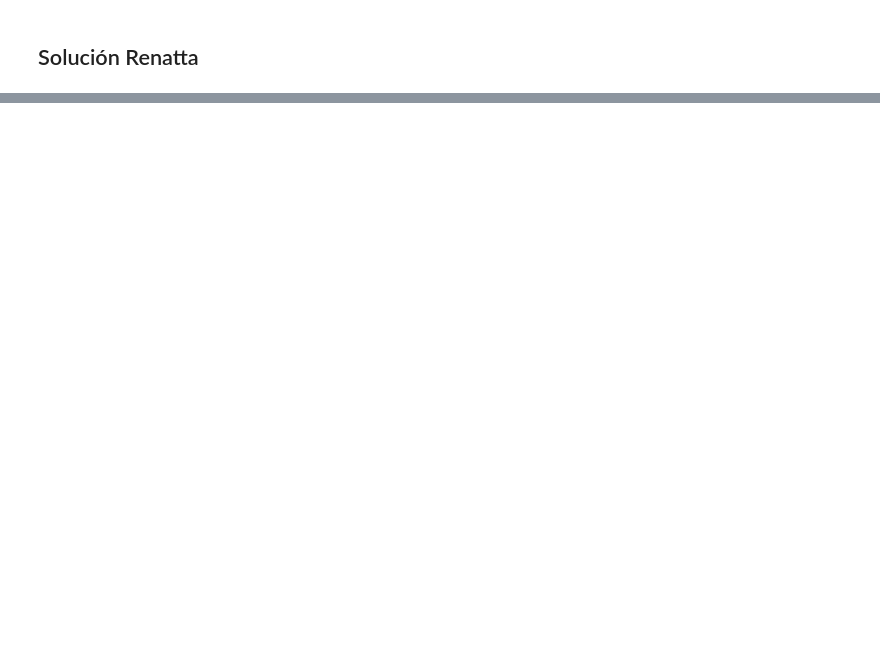
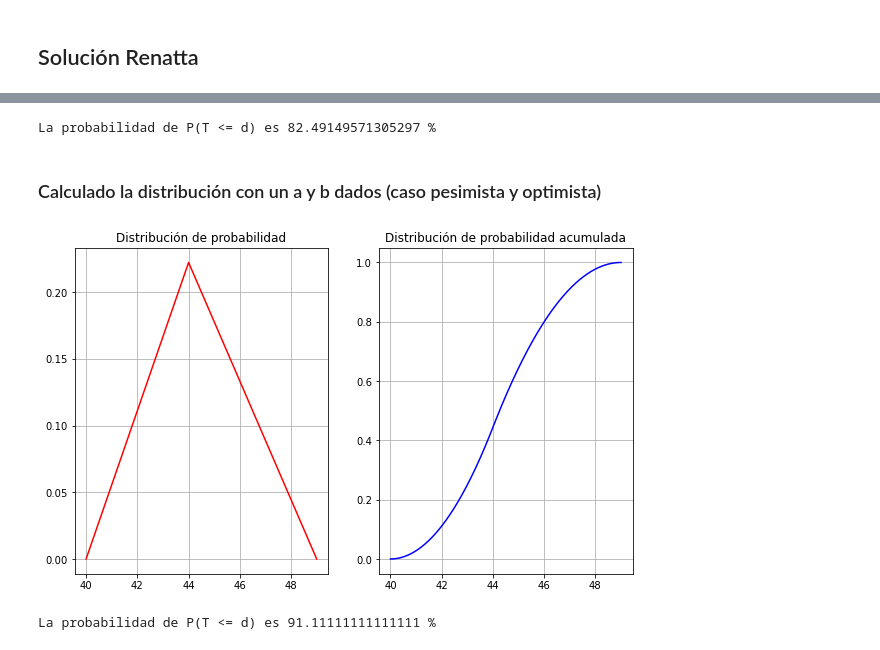
Before and after one commit to renattaGS/Tareas_simproc_aguirre_garcia, a Jupyter notebook: Tarea5_AguirreJ_GarciaR.ipynb, the cells around one changed output, grey strips where cells are left out. Cells and saved outputs as stored; diff of their text form; code cells hidden in the pictures; blank space fills up the shorter version.

```diff
--- a/Tarea5_AguirreJ_GarciaR.ipynb
+++ b/Tarea5_AguirreJ_GarciaR.ipynb
@@ -181,0 +184,29 @@ plt.show()
+# %%
+miu = 44
+sigma = 3
+d = 47
+a=40
+b=49
+
+
+def Triangular(x):
+    return[miu-(x[0]+x[1]+x[2])/3,
+          sigma**2-(x[0]**2+x[1]**2+x[2]**2-x[0]*x[1]-x[0]*x[2]-x[1]*x[2])/18,
+          miu-x[2]]
+
+a_b_c=fsolve(Triangular, [0,0,0]) #valores de a, b y c
+
+
+x = np.linspace(a_b_c[1],a_b_c[0], 100000)
+y_acum = st.triang.cdf(x,c=(a_b_c[2]-a_b_c[1])/(a_b_c[0]-a_b_c[1]), scale=(a_b_c[0]-a_b_c[1]), loc=a_b_c[1])
+y= st.triang.pdf(x,c=(a_b_c[2]-a_b_c[1])/(a_b_c[0]-a_b_c[1]), scale=(a_b_c[0]-a_b_c[1]), loc=a_b_c[1])
+
+
+fig, (ax1, ax2) = plt.subplots(1, 2, figsize=(10,6))
+ax1.plot(x, y, 'r-')
+ax1.grid()
+ax1.set_title('Distribución de probabilidad')
+ax2.plot(x, y_acum, 'b-')
+ax2.grid()
+ax2.set_title('Distribución de probabilidad acumulada')
+plt.show()
@@ -181,0 +215,28 @@ plt.show()
+# %%
+prob_caso1=st.triang.cdf(d,c=(a_b_c[2]-a_b_c[1])/(a_b_c[0]-a_b_c[1]), scale=(a_b_c[0]-a_b_c[1]), loc=a_b_c[1])
+print("La probabilidad de P(T <= d) es", prob_caso1*100, "%" )
+# %% [output]
+La probabilidad de P(T <= d) es 82.49149571305297 %
+# %% [markdown]
+### Calculado la distribución con un a y b dados (caso pesimista y optimista)
+# %%
+x= np.linspace(a,b, 100000)
+y= st.triang.pdf(x,c=(a_b_c[2]-a)/(b-a), scale=(b-a), loc=a)
+y_acum=st.triang.cdf(x,c=(a_b_c[2]-a)/(b-a), scale=(b-a), loc=a)
+
+
+fig, (ax1, ax2) = plt.subplots(1, 2, figsize=(10,6))
+ax1.plot(x, y, 'r-')
+ax1.grid()
+ax1.set_title('Distribución de probabilidad')
+ax2.plot(x, y_acum, 'b-')
+ax2.grid()
+ax2.set_title('Distribución de probabilidad acumulada')
+plt.show()
+# %% [output]
+[figure, added]
+# %%
+prob_caso2=st.triang.cdf(d,c=(a_b_c[2]-a)/(b-a), scale=(b-a), loc=a)
+print("La probabilidad de P(T <= d) es", prob_caso2*100, "%" )
+# %% [output]
+La probabilidad de P(T <= d) es 91.11111111111111 %
```
Also changed, not shown: parts of 5 cells of this notebook.
